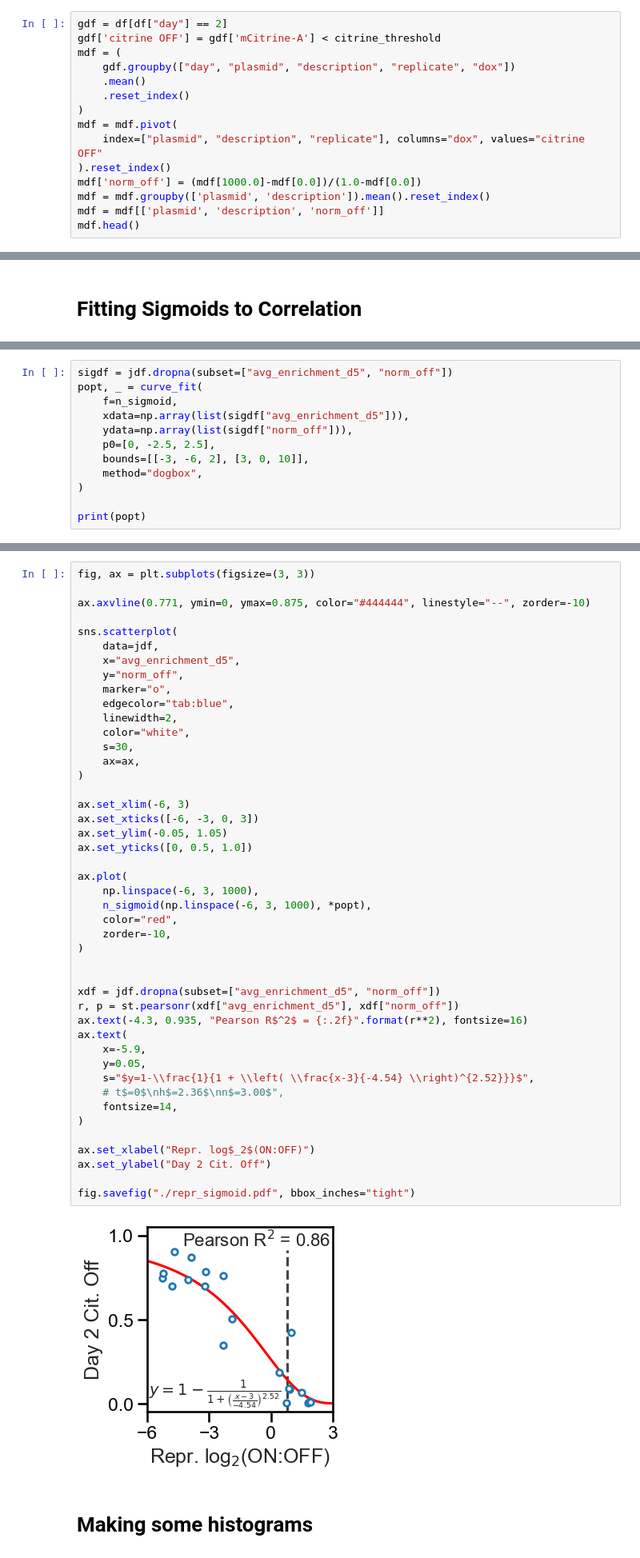
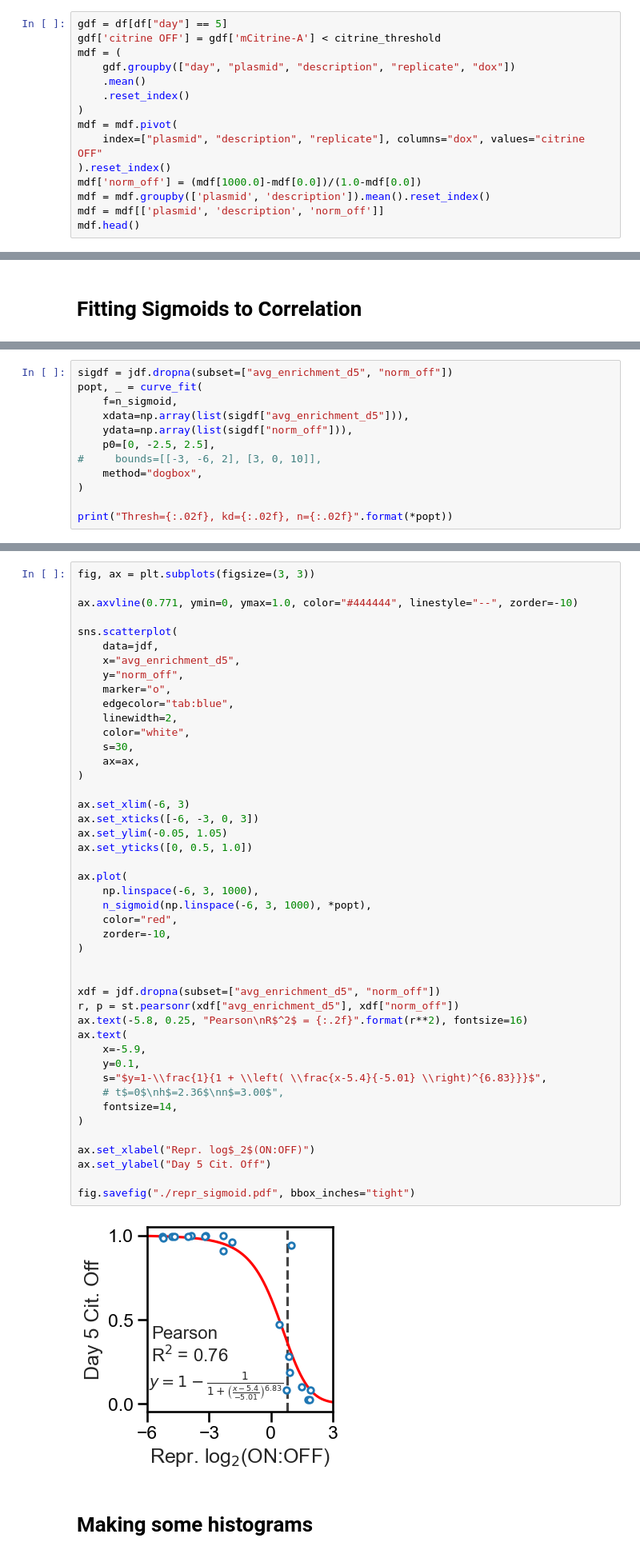
Before and after one commit to axmukund/corecruit_mukund22, a Jupyter notebook: fig_3/05_repressor_sigmoid/Comparing Screen Scores to Frac. Off.ipynb, the cells around one changed output, grey strips where cells are left out. Shown: that part at 80% size. Saved outputs shown, nothing was run; the diff lists cells and outputs as text.

```diff
--- a/fig_3/05_repressor_sigmoid/Comparing Screen Scores to Frac. Off.ipynb
+++ b/fig_3/05_repressor_sigmoid/Comparing Screen Scores to Frac. Off.ipynb
@@ -82,7 +82,7 @@ citrine_threshold = 4e7
 # %% [output]
 [figure]
 # %%
-gdf = df[df["day"] == 2]
+gdf = df[df["day"] == 5]
 gdf['citrine OFF'] = gdf['mCitrine-A'] < citrine_threshold
 mdf = (
     gdf.groupby(["day", "plasmid", "description", "replicate", "dox"])
@@ -278,9 +278,9 @@ popt, _ = curve_fit(
     xdata=np.array(list(sigdf["avg_enrichment_d5"])),
     ydata=np.array(list(sigdf["norm_off"])),
     p0=[0, -2.5, 2.5],
-    bounds=[[-3, -6, 2], [3, 0, 10]],
+#     bounds=[[-3, -6, 2], [3, 0, 10]],
     method="dogbox",
 )
 
-print(popt)
+print("Thresh={:.02f}, kd={:.02f}, n={:.02f}".format(*popt))
 # %% [output]
@@ -288,7 +288,7 @@ print(popt)
 # %%
 fig, ax = plt.subplots(figsize=(3, 3))
 
-ax.axvline(0.771, ymin=0, ymax=0.875, color="#444444", linestyle="--", zorder=-10)
+ax.axvline(0.771, ymin=0, ymax=1.0, color="#444444", linestyle="--", zorder=-10)
 
 sns.scatterplot(
     data=jdf,
@@ -300,38 +300,38 @@ sns.scatterplot(
     color="white",
     s=30,
     ax=ax,
 )
 
 ax.set_xlim(-6, 3)
 ax.set_xticks([-6, -3, 0, 3])
 ax.set_ylim(-0.05, 1.05)
 ax.set_yticks([0, 0.5, 1.0])
 
 ax.plot(
     np.linspace(-6, 3, 1000),
     n_sigmoid(np.linspace(-6, 3, 1000), *popt),
     color="red",
     zorder=-10,
 )
 
 
 xdf = jdf.dropna(subset=["avg_enrichment_d5", "norm_off"])
 r, p = st.pearsonr(xdf["avg_enrichment_d5"], xdf["norm_off"])
-ax.text(-4.3, 0.935, "Pearson R$^2$ = {:.2f}".format(r**2), fontsize=16)
+ax.text(-5.8, 0.25, "Pearson\nR$^2$ = {:.2f}".format(r**2), fontsize=16)
 ax.text(
     x=-5.9,
-    y=0.05,
-    s="$y=1-\\frac{1}{1 + \\left( \\frac{x-3}{-4.54} \\right)^{2.52}}}$",
+    y=0.1,
+    s="$y=1-\\frac{1}{1 + \\left( \\frac{x-5.4}{-5.01} \\right)^{6.83}}}$",
     # t$=0$\nh$=2.36$\nn$=3.00$",
     fontsize=14,
 )
 
 ax.set_xlabel("Repr. log$_2$(ON:OFF)")
-ax.set_ylabel("Day 2 Cit. Off")
+ax.set_ylabel("Day 5 Cit. Off")
 
 fig.savefig("./repr_sigmoid.pdf", bbox_inches="tight")
 # %% [output]
-[figure, old version]
+[figure, new version]
 # %% [markdown]
 # Making some histograms
 # %%
```
Also changed, not shown: parts of 5 cells of this notebook, 1 other file.
